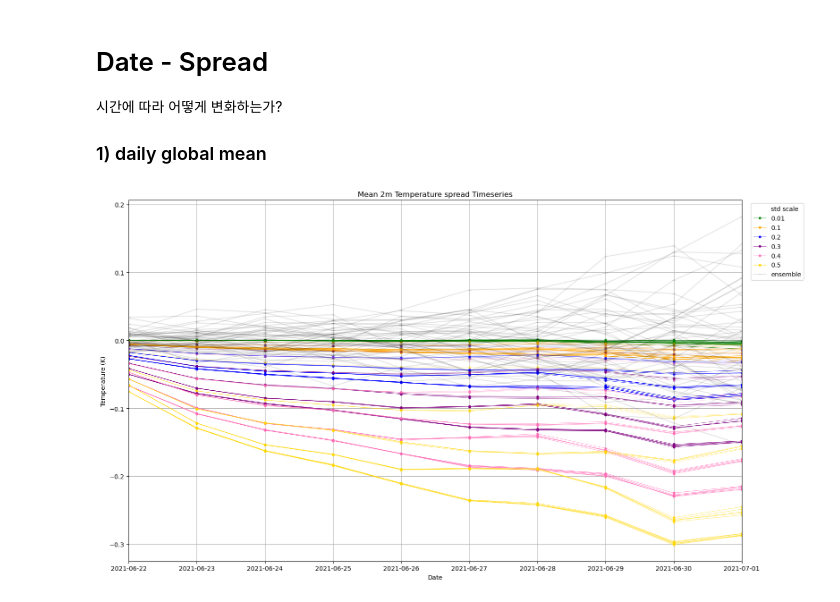
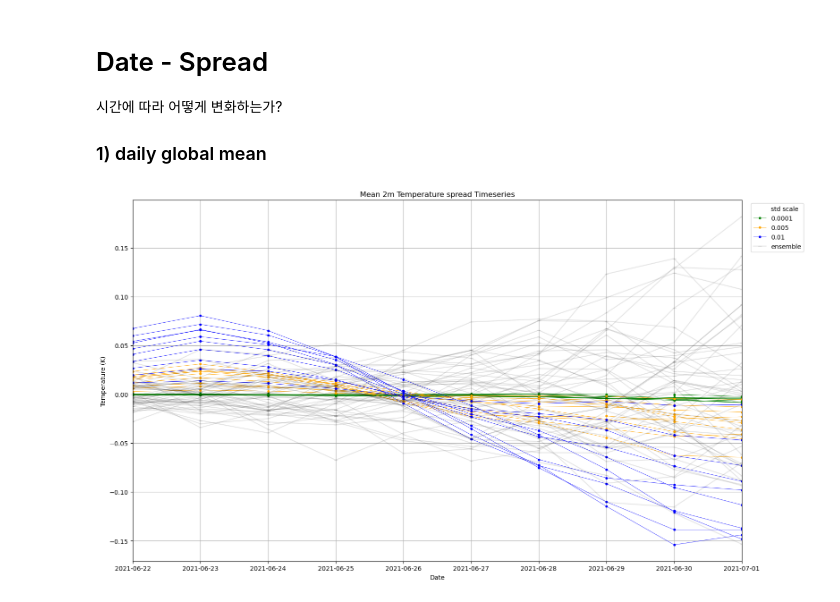
Before and after one commit to HisKim1/his_graphcast, a Jupyter notebook: spread/GC_spread_intensity.ipynb, the cells around one changed output. Cells and saved outputs as stored; diff of their text form; code cells hidden in the pictures.

```diff
--- a/spread/GC_spread_intensity.ipynb
+++ b/spread/GC_spread_intensity.ipynb
@@ -46,7 +46,7 @@ for key, value in target_var.items():
     nwp_mean[key] = nwp[key].mean(dim="ensemble")
     nwp[key] -= nwp_mean[key]
 
-    with open(f"/data/GC_output/analysis/shuffle/ERA5_{value}_GlobAvg.pkl", "rb") as f:
+    with open(f"/data/GC_output/analysis/proportional/GC_{value}_GlobAvg.pkl", "rb") as f:
         gc_sample[key] = pickle.load(f)
 
     # with open(f"/data/GC_output/analysis/percent2/zoom_GC_{value}_GlobAvg.pkl", "rb") as f:
@@ -371,7 +369,7 @@ colors_list = [
     '#20B2AA', # 라이트시그린
 ]
 
-scale_list = [0.01, 0.1, 0.2, 0.3, 0.4, 0.5]
+scale_list = [0.0001, 0.005, 0.01, 0.03, 0.05]
 # %%
 #@ plot3 date - spread
 import matplotlib.colors as mcolors
@@ -399,13 +397,13 @@ for i, (name, color, data) in enumerate(gc_sample[target_var]):
     scale = float(name.split("_")[0])
     num_values = int(name.split("_")[1])
     ens = int(name.split("_")[2][0])
-    alpha = num_values/ 9
-    # if float(std) > 0.5:
-    #     continue
-    if num_values == 9 and legend_shown==False:
+    alpha = num_values/ 50
+    if float(scale) > 0.01 :
+        continue
+    if num_values==50 and legend_shown==False:
         plt.plot(date,
                  data,
-                 color=mcolors.to_rgba(colors_list[scale_list.index(scale)], alpha),
+                 color=mcolors.to_rgba(colors_list[scale_list.index(scale)]),
                  label=f"{scale}",
                  marker='o',
                  markersize=3,
@@ -414,38 +412,38 @@ for i, (name, color, data) in enumerate(gc_sample[target_var]):
     else:
         plt.plot(date,
                  data,
-                 color=mcolors.to_rgba(colors_list[scale_list.index(scale)], alpha),
+                 color=mcolors.to_rgba(colors_list[scale_list.index(scale)]),
                  marker='o',
                  markersize=3,
                  linewidth=0.5)
 
-    if ens == 4:
+    if ens == 0:
         legend_shown=False
     else:
         legend_shown=True
     # plt.plot(date, data, color=color, marker='o', markersize=5, label=f"{scale}_{num_values}", linewidth=0.5)
 
 legend_shown=False
 for i in range(nwp[target_var].sizes["ensemble"]):
     if not legend_shown:
         plt.plot(date,
                  nwp[target_var].isel(ensemble=i).squeeze()["2m_temperature"],
                  color=(0.00001, 0.00001, 0.00001),
                  label="ensemble",
                  marker='_',
                  alpha=.1)
         legend_shown=True
     plt.plot(date,
              nwp[target_var].isel(ensemble=i).squeeze()["2m_temperature"],
              color=(0.00001, 0.00001, 0.00001),
              marker='_',
              alpha=.1)
 plt.legend(bbox_to_anchor=(1.01, 1), loc='upper left')
 plt.grid(True)
 # plt.ylim(-2.5, -1.5)
 plt.subplots_adjust(right=0.85)
 plt.tight_layout()
 
-plt.savefig(f"sparse_shuffle_{target_var}_spread_timeseries.png")
+plt.savefig(f"proportional_{target_var}_spread_timeseries.png")
 # %% [output]
-[figure, old version]
+[figure, new version]
```
Also changed, not shown: parts of 4 cells of this notebook, 8 other files.
